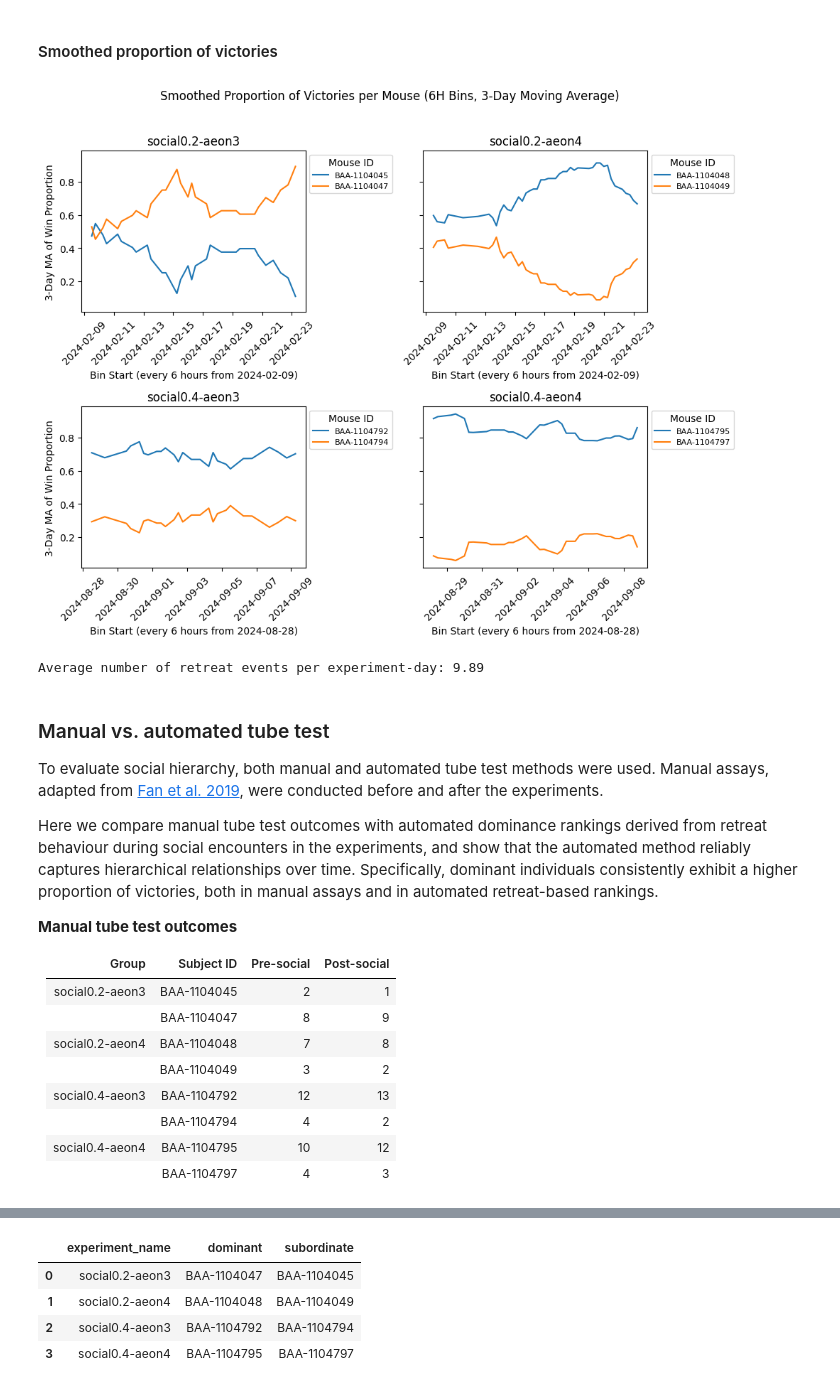
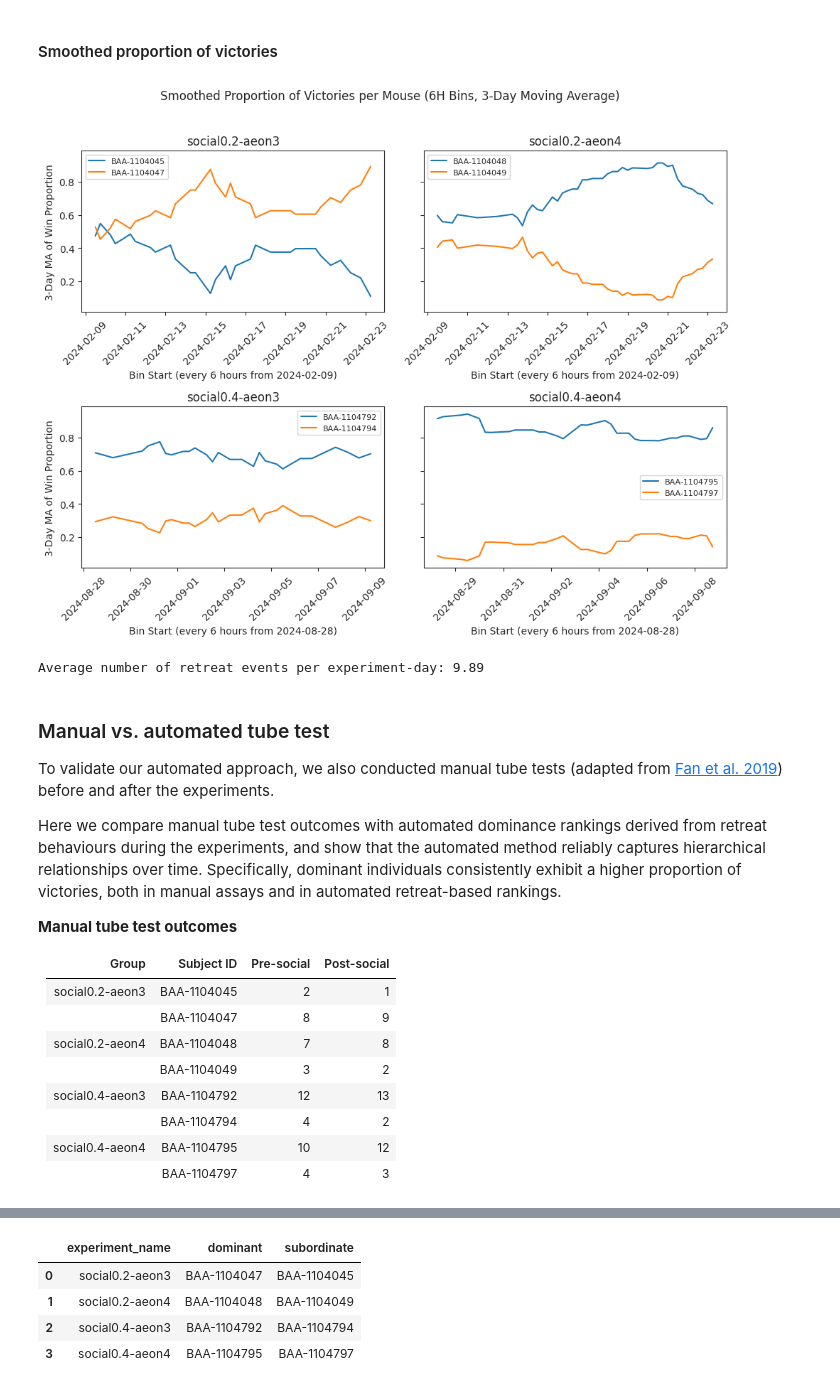
Before and after one commit to SainsburyWellcomeCentre/aeon_docs, a Jupyter notebook: src/user/how_to/social_analysis1_static.ipynb, the cells around one changed output, grey strips where cells are left out. Saved outputs shown, nothing was run; the diff lists cells and outputs as text; code cells hidden in the pictures.

```diff
--- a/src/user/how_to/social_analysis1_static.ipynb
+++ b/src/user/how_to/social_analysis1_static.ipynb
@@ -912,10 +915,10 @@ for i, (exp_name, df_group) in enumerate(
     ax.tick_params(axis="x", rotation=45)
     ax.xaxis.set_major_locator(mdates.DayLocator(interval=2))  # every 2 days
     ax.set_ylabel("Proportion of Victories")
-    # Shrink plot area to make room for legend
-    box = ax.get_position()
-    ax.set_position([box.x0, box.y0, box.width, box.height])
-    ax.legend(title="Mouse ID", loc="upper left", bbox_to_anchor=(1, 1), fontsize=8)
+    # Add legend per subplot
+    handles, labels = ax.get_legend_handles_labels()
+    by_label = dict(zip(labels, handles))
+    ax.legend(by_label.values(), by_label.keys(), fontsize=8)
 
 # Clean layout
 plt.suptitle("Daily Proportion of Victories per Mouse")
@@ -981,46 +984,45 @@ for i, (exp_name, df_group) in enumerate(
     ax.set_xlabel(
         f"Bin Start (every {BIN_HOURS} hours from {earliest_midnight.date()})"
     )
     ax.tick_params(axis="x", rotation=45)
     ax.xaxis.set_major_locator(mdates.DayLocator(interval=2))  # every 2 days
     ax.set_ylabel(f"{SMOOTH_DAYS}‐Day MA of Win Proportion")
-    # Shrink plot area to make room for legend
-    box = ax.get_position()
-    ax.set_position([box.x0, box.y0, box.width, box.height])
-    ax.legend(title="Mouse ID", loc="upper left", bbox_to_anchor=(1, 1), fontsize=8)
+    # Add legend per subplot
+    handles, labels = ax.get_legend_handles_labels()
+    by_label = dict(zip(labels, handles))
+    ax.legend(by_label.values(), by_label.keys(), fontsize=8)
 
 # Clean layout
 plt.suptitle(
     f"Smoothed Proportion of Victories per Mouse ({BIN_HOURS}H Bins, {SMOOTH_DAYS}‐Day Moving Average)"
 )
 plt.tight_layout(rect=[0, 0, 1, 0.96])
 plt.show()
 
 # Compute average number of retreat events per experiment-day
 social_retreat_df_all_exps["start_timestamp"] = pd.to_datetime(
     social_retreat_df_all_exps["start_timestamp"]
 )
 # Extract day from timestamp
 social_retreat_df_all_exps["day"] = social_retreat_df_all_exps[
     "start_timestamp"
 ].dt.floor("D")
 # Count events per (experiment, day)
 daily_counts = social_retreat_df_all_exps.groupby(
     ["experiment_name", "day"], observed=True
 ).size()
 # Compute global average
 avg_events_per_day = daily_counts.mean()
 print(f"Average number of retreat events per experiment-day: {avg_events_per_day:.2f}")
 # %% [output]
-[figure, old version]
+[figure, new version]
 Average number of retreat events per experiment-day: 9.89
 # %% [markdown]
 ### Manual vs. automated tube test
 
-To evaluate social hierarchy, both manual and automated tube test methods were used.
-Manual assays, adapted from [Fan et al. 2019](https://www.nature.com/articles/s41596-018-0116-4), were conducted before and after the experiments.
+To validate our automated approach, we also conducted manual tube tests (adapted from [Fan et al. 2019](https://www.nature.com/articles/s41596-018-0116-4)) before and after the experiments.
 
-Here we compare manual tube test outcomes with automated dominance rankings derived from retreat behaviour during social encounters in the experiments, and show that the automated method reliably captures hierarchical relationships over time.
+Here we compare manual tube test outcomes with automated dominance rankings derived from retreat behaviours during the experiments, and show that the automated method reliably captures hierarchical relationships over time.
 Specifically, dominant individuals consistently exhibit a higher proportion of victories, both in manual assays and in automated retreat-based rankings.
 
 **Manual tube test outcomes**
```
Also changed, not shown: parts of 8 cells of this notebook.
